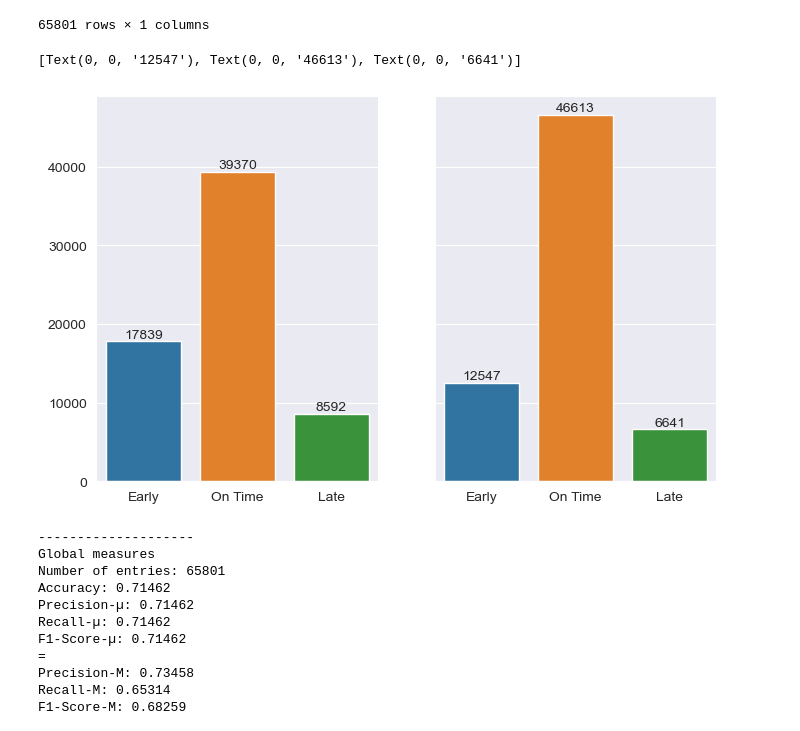
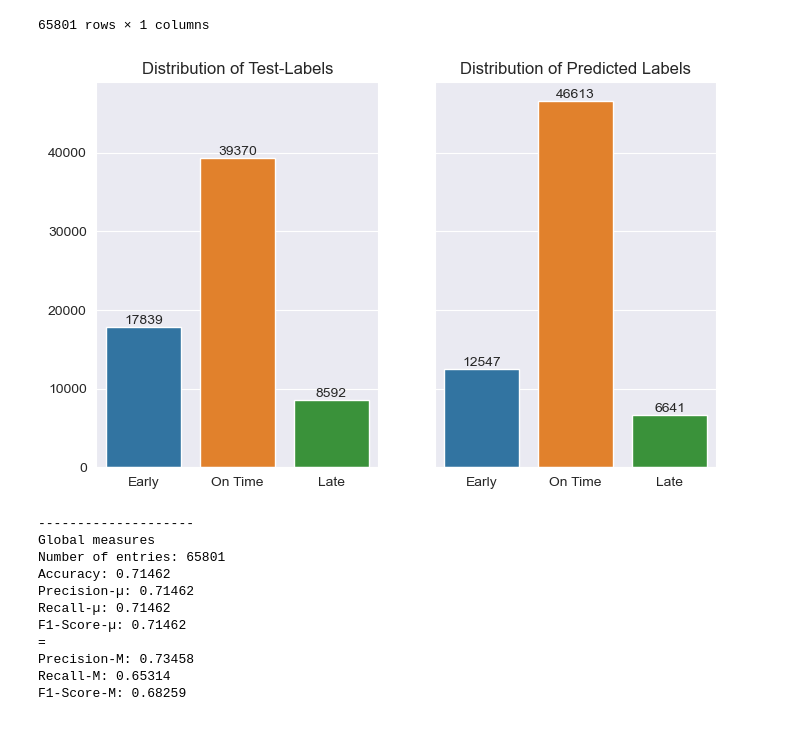
Before and after one commit to chrigHub/PertubationThesis, a Jupyter notebook: main/perturbation/02_perturbation_analysis_ADAB.ipynb, the cells around one changed output. Cells and saved outputs as stored; diff of their text form; code cells hidden in the pictures.

```diff
--- a/main/perturbation/02_perturbation_analysis_ADAB.ipynb
+++ b/main/perturbation/02_perturbation_analysis_ADAB.ipynb
@@ -102,12 +102,14 @@ y_test
 # %%
 fig, axes = plt.subplots(1,2,figsize=(8,5), sharey=True)
 sns.barplot(x=["Early", "On Time", "Late"], y=list(y_test.value_counts().sort_index()), ax=axes[0])
 sns.barplot(x=["Early", "On Time", "Late"], y=list(y_test_pred.value_counts().sort_index()), ax=axes[1])
+axes[0].set_title("Distribution of Test-Labels")
+axes[1].set_title("Distribution of Predicted Labels")
 axes[0].bar_label(axes[0].containers[0])
 axes[1].bar_label(axes[1].containers[0])
+plt.show()
 # %% [output]
-[Text(0, 0, '12547'), Text(0, 0, '46613'), Text(0, 0, '6641')]
-[figure, old version]
+[figure, new version]
 # %%
 def print_measures(y_pred, y_true, true_labels):
     if type(y_pred) == pd.DataFrame:
```
Also changed, not shown: parts of 79 cells of this notebook, 3 other files.
